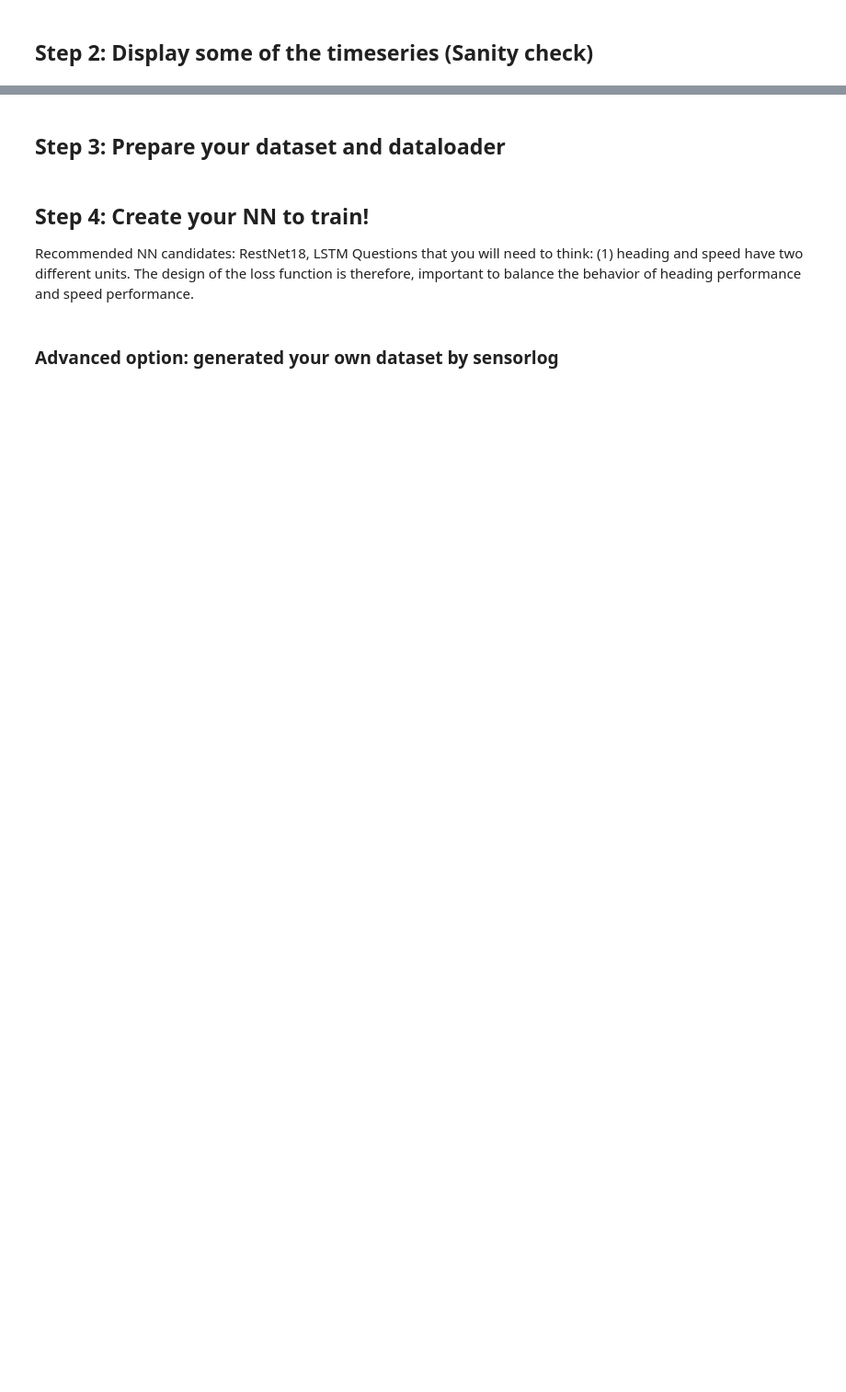
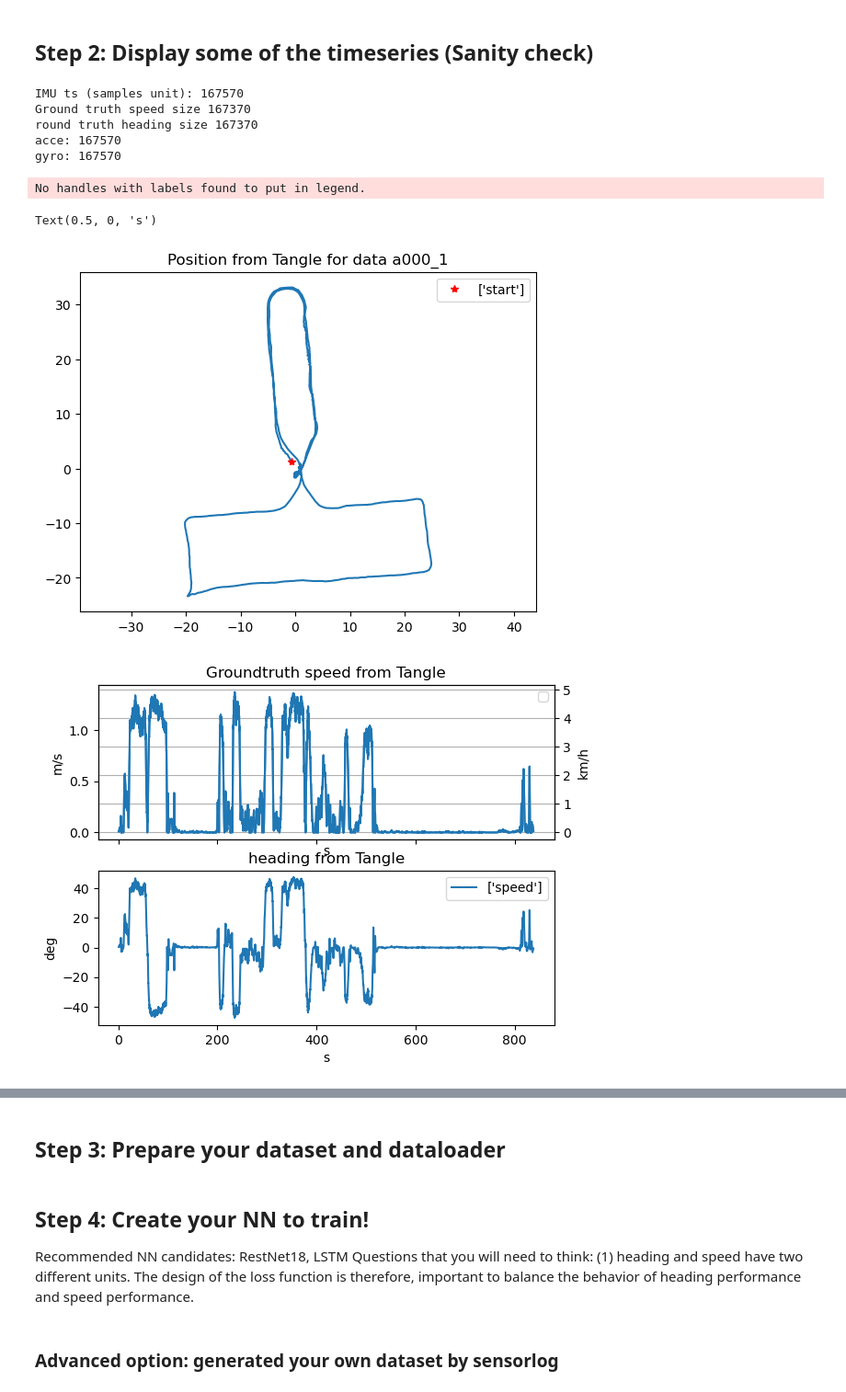
Before and after one commit to HsiuWen/DL_course_MS_HPC_IA, a Jupyter notebook: MiniProj_MS-HPC-IA/ML_smartphone_pdr.ipynb, the cells around one changed output, grey strips where cells are left out. Shown at 92% size. Drawn from its saved outputs; the diff is of its cells as text; code cells hidden in the pictures; blank space fills up the shorter version.

Commit message:
information about the size of provided data

```diff
--- a/MiniProj_MS-HPC-IA/ML_smartphone_pdr.ipynb
+++ b/MiniProj_MS-HPC-IA/ML_smartphone_pdr.ipynb
@@ -110,6 +114,18 @@ heading = np.arctan(targets_all[traj_ID][:,1],targets_all[traj_ID][:,0])
 
 acce = features_all[traj_ID][:,:3]
 gyro = features_all[traj_ID][:,3:]
+
+print('IMU ts (samples unit):',len(ts))
+print('Ground truth speed size',len(speed))
+print('round truth heading size',len(heading))
+print('acce:',len(acce))
+print('gyro:',len(gyro))
+# %% [output]
+IMU ts (samples unit): 167570
+Ground truth speed size 167370
+round truth heading size 167370
+acce: 167570
+gyro: 167570
 # %%
 plt.figure()
 plt.title(f'Position from Tangle for data {data_list[0]}')
@@ -120,33 +136,38 @@ plt.axis('equal'), plt.legend()
 
 ## Plot speed estimated by Tangle phone
 fig, ax=plt.subplots(2,1,sharex='col')
 ax[0].set_title('Groundtruth speed from Tangle')
-ax[0].plot(ts_imu, speed)
+ax[0].plot(ts_gt, speed)
 ax[0].set_ylabel('m/s')
 ax[0].set_xlabel('s')
 ax[0].legend()
 ax2 = ax[0].twinx()
-ax2.plot(ts_imu, speed*3600/1000)
+ax2.plot(ts_gt, speed*3600/1000)
 ax2.set_ylabel('km/h')
 ax2.grid()
 ax[1].set_title('heading from Tangle')
-ax[1].plot(ts_imu, heading*180/np.pi,label=['speed'])
+ax[1].plot(ts_gt, heading*180/np.pi,label=['speed'])
 ax[1].set_ylabel('deg')
 ax[1].set_xlabel('s')
 ax[1].legend()
 
 ## Plot the acceleration from IMU
 plt.figure()
 plt.title('Acc')
 plt.plot(ts,acce, label=('x','y','z')),plt.grid()
 plt.legend()
 plt.ylabel('m/s/s')
 plt.xlabel('s')
 
 ## Plot the gyro from IMU
 plt.figure()
 plt.title('Gyro')
 plt.plot(ts,gyro*180/np.pi, label=('x','y','z')),plt.grid()
 plt.ylabel('deg/s')
 plt.legend()
 plt.xlabel('s')
+# %% [output]
+No handles with labels found to put in legend.
+Text(0.5, 0, 's')
+[figure, added]
+[figure, added]
```
Also changed, not shown: parts of 4 cells of this notebook.
